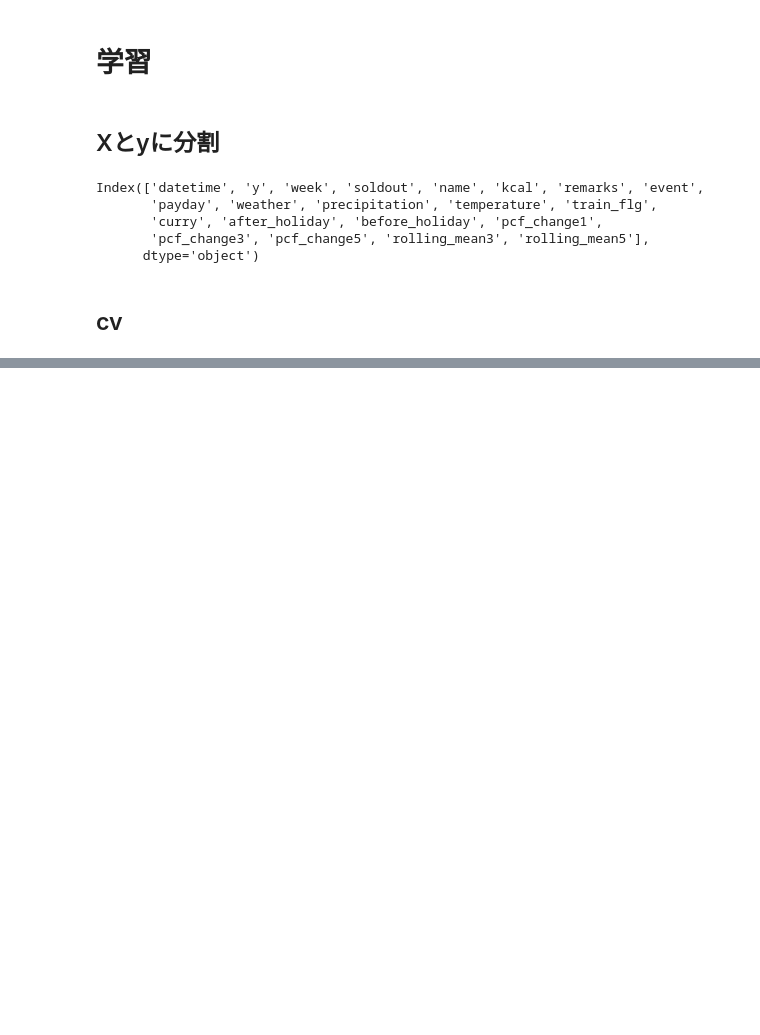
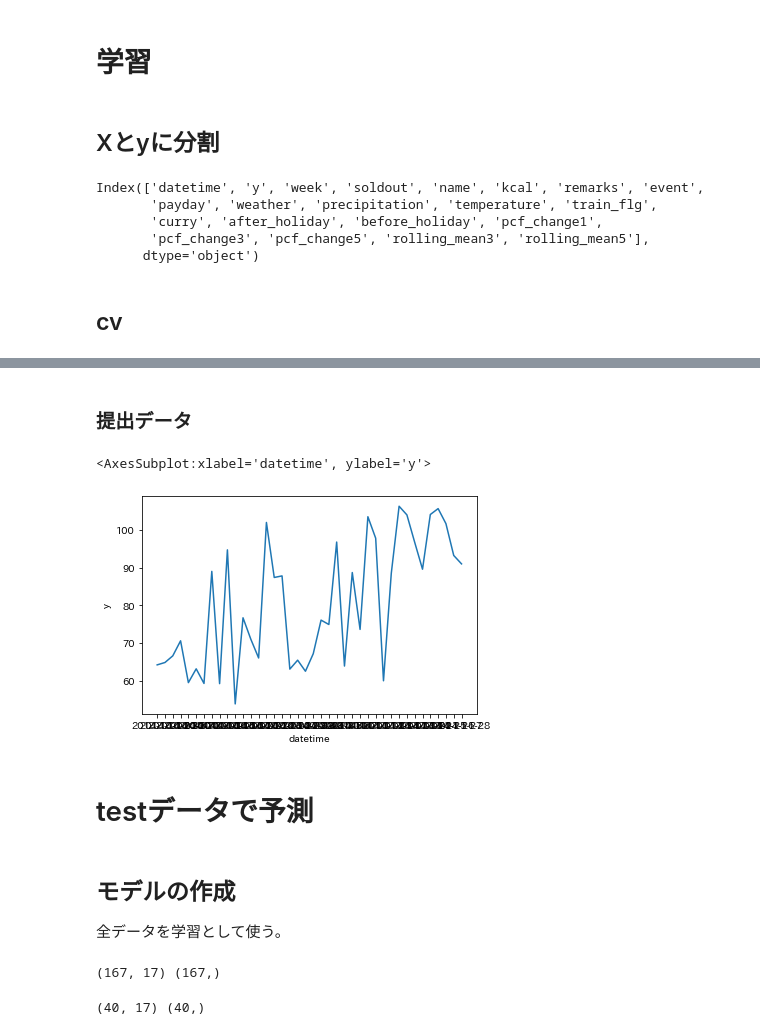
Before and after one commit to chanzone-khm/signate_practice_lunchbox, a Jupyter notebook: work/211025_.ipynb, the cells around one changed output, grey strips where cells are left out. Cells and saved outputs as stored; diff of their text form; code cells hidden in the pictures; blank space fills up the shorter version.

Commit message:
win submit lightgbm miss feature confirm

```diff
--- a/work/211025_.ipynb
+++ b/work/211025_.ipynb
@@ -401,0 +387,4 @@ train_pred_vs_data_df
+# %%
+X_test = proc_data_test.drop(columns = 'y')
+y_test = proc_data_test['y']
+print(X_test.shape, y_test.shape)
@@ -401,0 +393,2 @@ train_pred_vs_data_df
+# %%
+y_test_pred = models[3].predict(X_test)
@@ -401,0 +408,30 @@ train_pred_vs_data_df
+# %% [markdown]
+### 提出データ
+# %%
+y_test_pred = pd.DataFrame(y_test_pred)
+sample_data = pd.read_csv('sample.csv', header = None)
+submit_data = pd.concat([sample_data[0], y_test_pred], axis = 1)
+submit_data.columns = ['datetime', 'y']
+sns.lineplot(x = 'datetime', y = 'y', data = submit_data)
+# %% [output]
+<AxesSubplot:xlabel='datetime', ylabel='y'>
+[figure, added]
+# %% [markdown]
+# testデータで予測
+# %% [markdown]
+## モデルの作成
+全データを学習として使う。
+# %%
+X = proc_data_train.drop(columns = 'y')
+y = proc_data_train['y']
+print(X.shape, y.shape)
+
+X_index = X.index
+# %% [output]
+(167, 17) (167,)
+# %%
+X_test = proc_data_test.drop(columns = 'y')
+y_test = proc_data_test['y']
+print(X_test.shape, y_test.shape)
+# %% [output]
+(40, 17) (40,)
```
Also changed, not shown: parts of 22 cells of this notebook, 2 other files.
